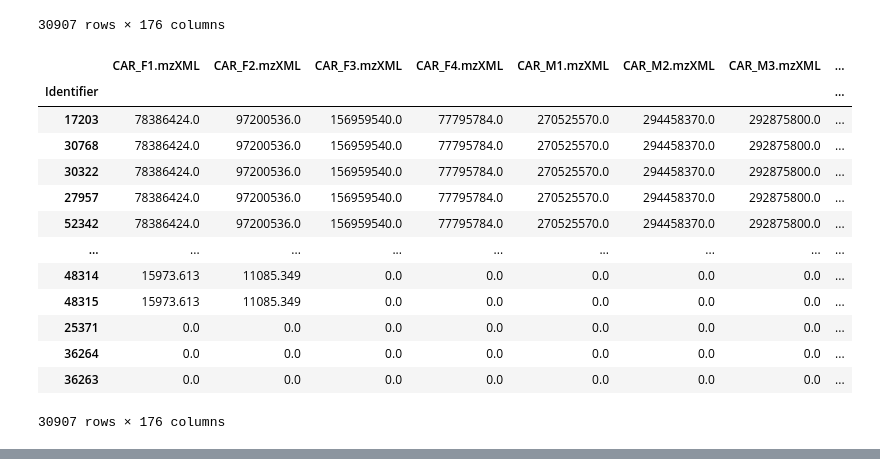
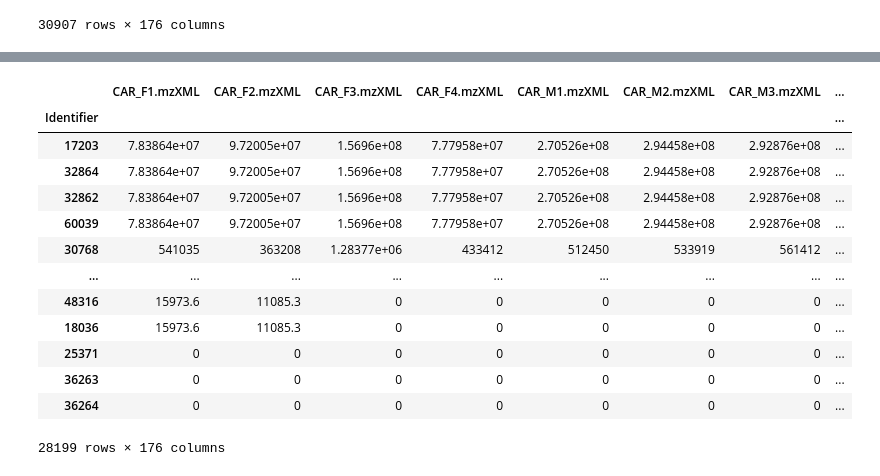
Before and after one commit to glasgowcompbio/pyMultiOmics, a Jupyter notebook: notebooks/analysis_zebrafish-related_chebi.ipynb, the cells around one changed output, grey strips where cells are left out. Cells and saved outputs as stored; diff of their text form; code cells hidden in the pictures.

Commit message:
Code for adding related chebi ids
..and for removing duplicates.

```diff
--- a/notebooks/analysis_zebrafish-related_chebi.ipynb
+++ b/notebooks/analysis_zebrafish-related_chebi.ipynb
@@ -38,2 +79,2 @@ compound_design = pd.read_csv(os.path.join(DATA_FOLDER, 'compound_design.csv'),
 # %%
-fly_compound_data = pd.read_csv(os.path.join(DATA_FOLDER, '../fly_data/fly_metabolomics.csv'), index_col='Identifier')
+fly_new_data = pd.read_csv(os.path.join(DATA_FOLDER, '../fly_data/fly_metabolomics_no_dupes.csv'), index_col='Identifier')
@@ -385,20 +561,7 @@ fly_compound_data
 | 36264 | 0.000000e+00 | 0.000000e+00 | 0.0 | 0.0 | 0.0 | 0.0 | 0.0 | ... |
 | 36263 | 0.000000e+00 | 0.000000e+00 | 0.0 | 0.0 | 0.0 | 0.0 | 0.0 | ... |
 30907 rows × 176 columns
-# %%
-fly_related_chebi
-# %% [output]
-|  | CAR_F1.mzXML | CAR_F2.mzXML | CAR_F3.mzXML | CAR_F4.mzXML | CAR_M1.mzXML | CAR_M2.mzXML | CAR_M3.mzXML | ... |
-| Identifier |  |  |  |  |  |  |  | ... |
-| 17203 | 78386424.0 | 97200536.0 | 156959540.0 | 77795784.0 | 270525570.0 | 294458370.0 | 292875800.0 | ... |
-| 30768 | 78386424.0 | 97200536.0 | 156959540.0 | 77795784.0 | 270525570.0 | 294458370.0 | 292875800.0 | ... |
-| 30322 | 78386424.0 | 97200536.0 | 156959540.0 | 77795784.0 | 270525570.0 | 294458370.0 | 292875800.0 | ... |
-| 27957 | 78386424.0 | 97200536.0 | 156959540.0 | 77795784.0 | 270525570.0 | 294458370.0 | 292875800.0 | ... |
-| 52342 | 78386424.0 | 97200536.0 | 156959540.0 | 77795784.0 | 270525570.0 | 294458370.0 | 292875800.0 | ... |
-| ... | ... | ... | ... | ... | ... | ... | ... | ... |
-| 48314 | 15973.613 | 11085.349 | 0.0 | 0.0 | 0.0 | 0.0 | 0.0 | ... |
-| 48315 | 15973.613 | 11085.349 | 0.0 | 0.0 | 0.0 | 0.0 | 0.0 | ... |
-| 25371 | 0.0 | 0.0 | 0.0 | 0.0 | 0.0 | 0.0 | 0.0 | ... |
-| 36264 | 0.0 | 0.0 | 0.0 | 0.0 | 0.0 | 0.0 | 0.0 | ... |
-| 36263 | 0.0 | 0.0 | 0.0 | 0.0 | 0.0 | 0.0 | 0.0 | ... |
-30907 rows × 176 columns
+# %%
+fly_r_chebi_new = get_related_chebi_data_v2(fly_new_data)
+fly_r_chebi_new
+# %% [output]
@@ -404,0 +580,14 @@ fly_related_chebi
+|  | CAR_F1.mzXML | CAR_F2.mzXML | CAR_F3.mzXML | CAR_F4.mzXML | CAR_M1.mzXML | CAR_M2.mzXML | CAR_M3.mzXML | ... |
+| Identifier |  |  |  |  |  |  |  | ... |
+| 17203 | 7.83864e+07 | 9.72005e+07 | 1.5696e+08 | 7.77958e+07 | 2.70526e+08 | 2.94458e+08 | 2.92876e+08 | ... |
+| 32864 | 7.83864e+07 | 9.72005e+07 | 1.5696e+08 | 7.77958e+07 | 2.70526e+08 | 2.94458e+08 | 2.92876e+08 | ... |
+| 32862 | 7.83864e+07 | 9.72005e+07 | 1.5696e+08 | 7.77958e+07 | 2.70526e+08 | 2.94458e+08 | 2.92876e+08 | ... |
+| 60039 | 7.83864e+07 | 9.72005e+07 | 1.5696e+08 | 7.77958e+07 | 2.70526e+08 | 2.94458e+08 | 2.92876e+08 | ... |
+| 30768 | 541035 | 363208 | 1.28377e+06 | 433412 | 512450 | 533919 | 561412 | ... |
+| ... | ... | ... | ... | ... | ... | ... | ... | ... |
+| 48316 | 15973.6 | 11085.3 | 0 | 0 | 0 | 0 | 0 | ... |
+| 18036 | 15973.6 | 11085.3 | 0 | 0 | 0 | 0 | 0 | ... |
+| 25371 | 0 | 0 | 0 | 0 | 0 | 0 | 0 | ... |
+| 36263 | 0 | 0 | 0 | 0 | 0 | 0 | 0 | ... |
+| 36264 | 0 | 0 | 0 | 0 | 0 | 0 | 0 | ... |
+28199 rows × 176 columns
```
Also changed, not shown: parts of 30 cells of this notebook, 5 other files.
